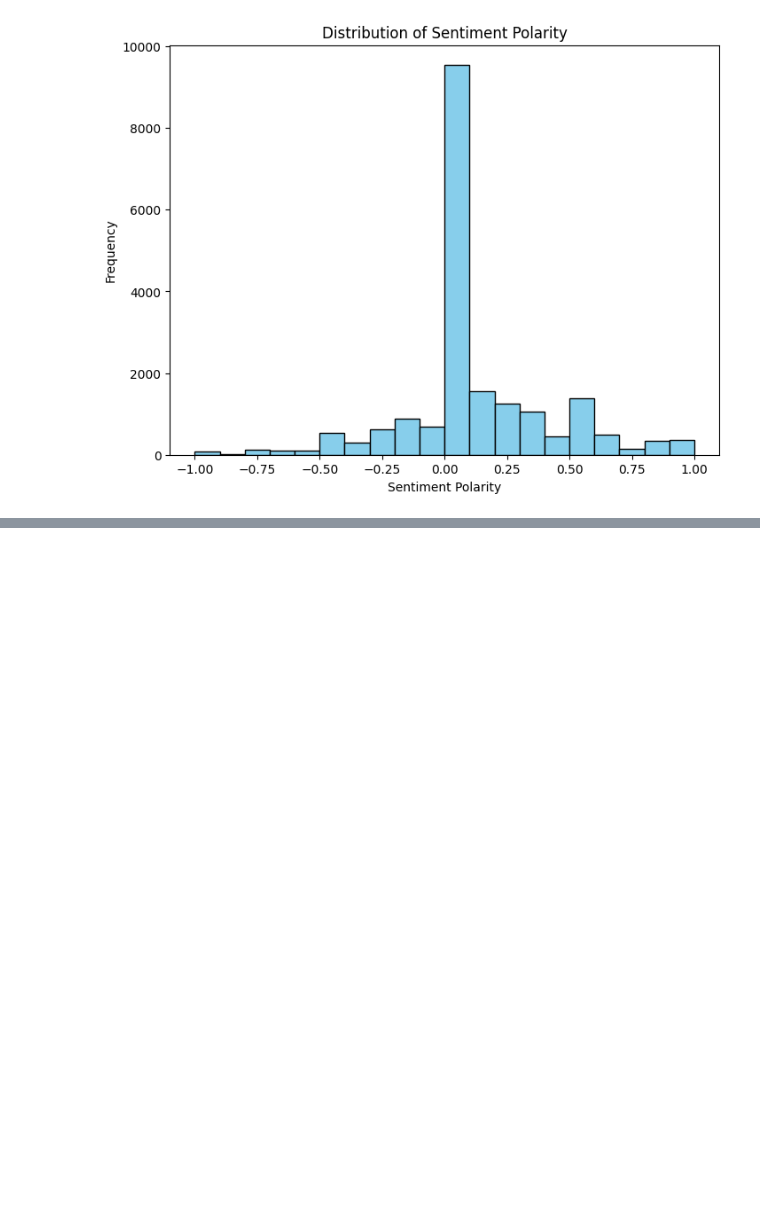
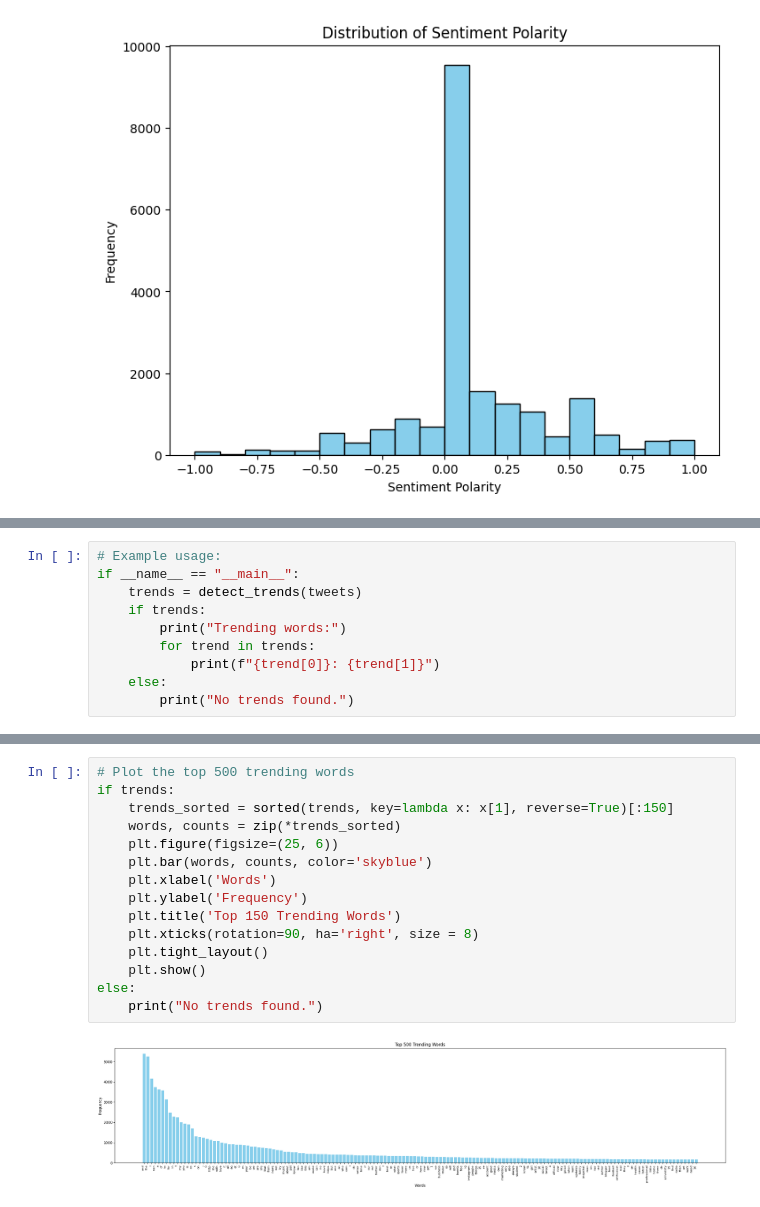
Before and after one commit to Amerb908/Social-Media-Trend-Analysis-System, a Jupyter notebook: SocialMediaTrendAnalysisSystem.ipynb, the cells around one changed output, grey strips where cells are left out. Cells and saved outputs as stored; diff of their text form; blank space fills up the shorter version.

Commit message:
Added some lines of code to find repeated words

```diff
--- a/SocialMediaTrendAnalysisSystem.ipynb
+++ b/SocialMediaTrendAnalysisSystem.ipynb
@@ -218,0 +315,10 @@ plt.show()
+# %%
+# Example usage:
+if __name__ == "__main__":
+    trends = detect_trends(tweets)
+    if trends:
+        print("Trending words:")
+        for trend in trends:
+            print(f"{trend[0]}: {trend[1]}")
+    else:
+        print("No trends found.")
@@ -218,0 +343,17 @@ plt.show()
+# %%
+# Plot the top 500 trending words
+if trends:
+    trends_sorted = sorted(trends, key=lambda x: x[1], reverse=True)[:150]
+    words, counts = zip(*trends_sorted)
+    plt.figure(figsize=(25, 6))
+    plt.bar(words, counts, color='skyblue')
+    plt.xlabel('Words')
+    plt.ylabel('Frequency')
+    plt.title('Top 150 Trending Words')
+    plt.xticks(rotation=90, ha='right', size = 8)
+    plt.tight_layout()
+    plt.show()
+else:
+    print("No trends found.")
+# %% [output]
+[figure, added]
```
Also changed, not shown: parts of 7 cells of this notebook.
